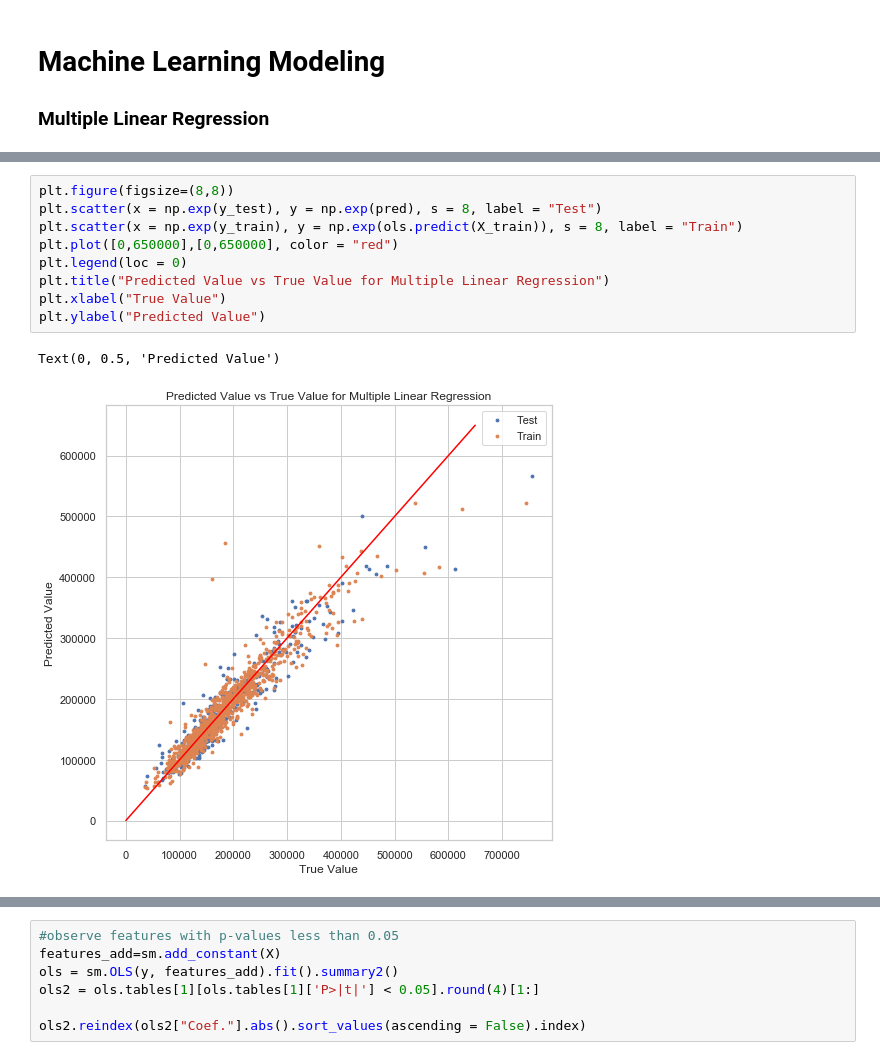
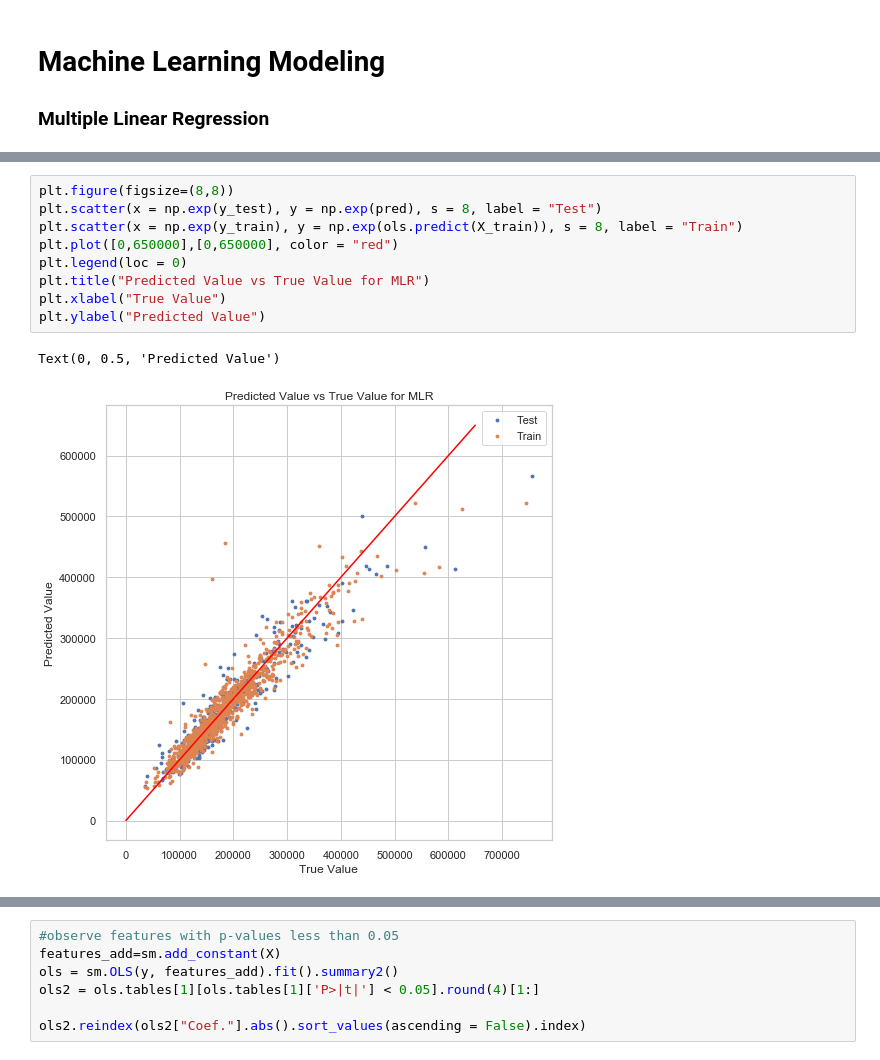
Before and after one commit to mwc201/Housing_Price_Prediction, a Jupyter notebook: ML_Models.ipynb, the cells around one changed output, grey strips where cells are left out. Saved outputs shown, nothing was run; the diff lists cells and outputs as text.

```diff
--- a/ML_Models.ipynb
+++ b/ML_Models.ipynb
@@ -81,15 +63,15 @@ negative slope column names Index(['MSSubClass_30', 'MSSubClass_45', 'MSSubClass
 # %%
 plt.figure(figsize=(8,8))
 plt.scatter(x = np.exp(y_test), y = np.exp(pred), s = 8, label = "Test")
 plt.scatter(x = np.exp(y_train), y = np.exp(ols.predict(X_train)), s = 8, label = "Train")
 plt.plot([0,650000],[0,650000], color = "red")
 plt.legend(loc = 0)
-plt.title("Predicted Value vs True Value for Multiple Linear Regression")
+plt.title("Predicted Value vs True Value for MLR")
 plt.xlabel("True Value")
 plt.ylabel("Predicted Value")
 # %% [output]
 Text(0, 0.5, 'Predicted Value')
-[figure, old version]
+[figure, new version]
 # %%
 # calculate VIF for each feature
 VIF = pd.DataFrame()
```
Also changed, not shown: parts of 26 cells of this notebook.
